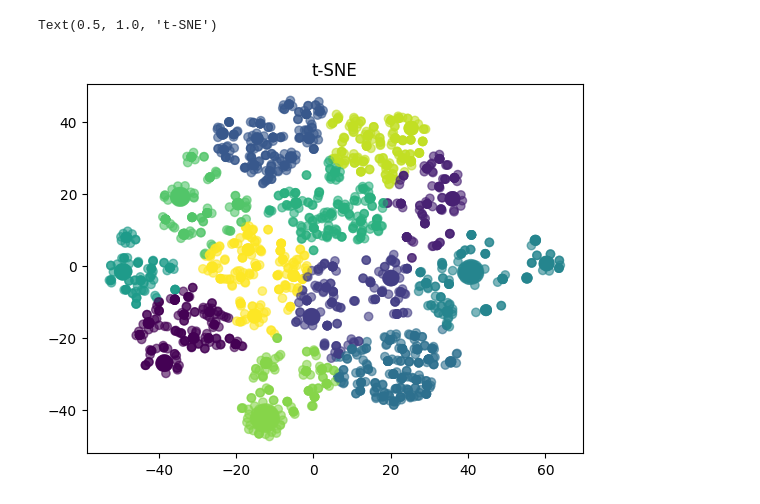
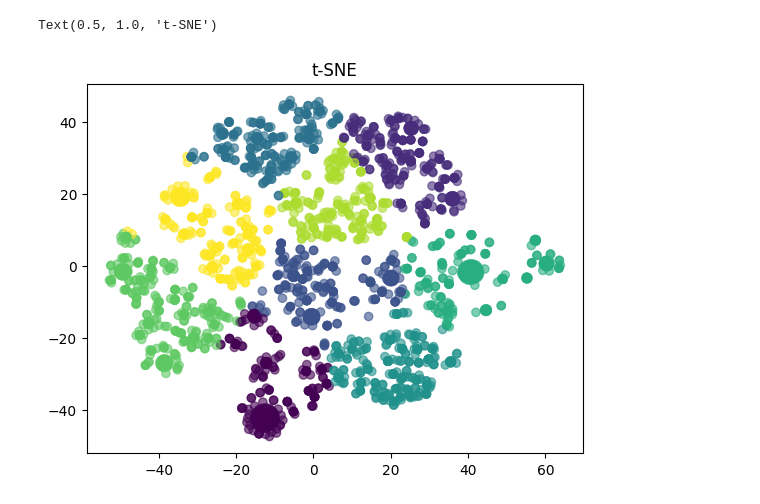
Before and after one commit to epfl-ada/ada-2024-project-padamalgame, a Jupyter notebook: src/clustering.ipynb, the cells around one changed output. Cells and saved outputs as stored; diff of their text form; code cells hidden in the pictures.

Commit message:
clustering

```diff
--- a/src/clustering.ipynb
+++ b/src/clustering.ipynb
@@ -31,0 +25,8 @@ NameError: name 'plot_sse' is not defined
+# %%
+df = df_genre_adapted.drop(columns=['wikipedia_id' ])
+
+X_reduced_tsne = TSNE(n_components=2, init='random', learning_rate='auto', random_state=0).fit_transform(df)
+
+
+# Cluster the data in 3 groups
+plot_sse(X_reduced_tsne, start=2, end=50)
@@ -32,17 +52,9 @@ NameError: name 'plot_sse' is not defined
 # %%
-df = df_genre.drop(columns=['wikipedia_id' ])
-
-X_reduced_tsne = TSNE(n_components=2, init='random', learning_rate='auto', random_state=0).fit_transform(df)
-
-
-# Cluster the data in 3 groups
-labels = KMeans(n_clusters=12, random_state=0).fit_predict(X_reduced_tsne)
+labels = KMeans(n_clusters=9, random_state=0).fit_predict(X_reduced_tsne)
 
 # Plot the data reduced in 2d space with t-SNE
 plt.scatter(X_reduced_tsne[:,0], X_reduced_tsne[:,1], c=labels, alpha=0.6)
 plt.title("t-SNE")
-
-#add genr, movie name and date and author as plotly hover text
 # %% [output]
 Text(0.5, 1.0, 't-SNE')
-[figure, old version]
+[figure, new version]
```
Also changed, not shown: parts of 4 cells of this notebook, 3 other files.
